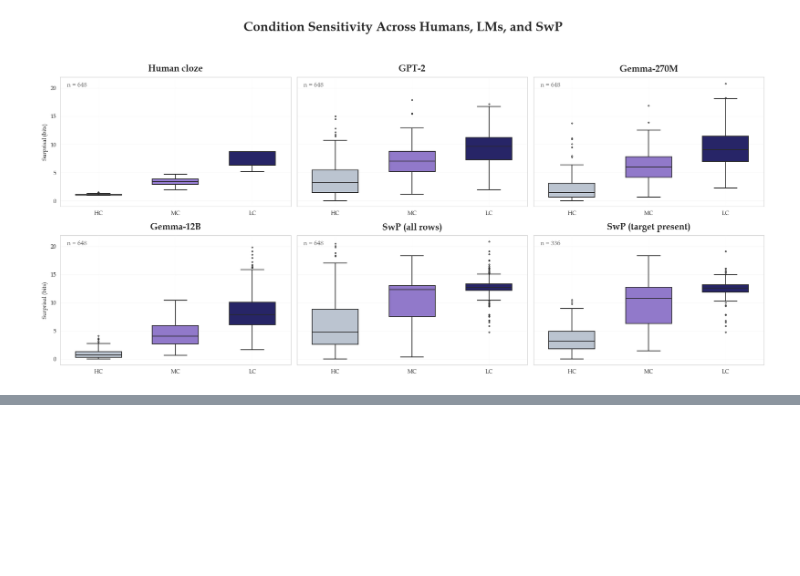
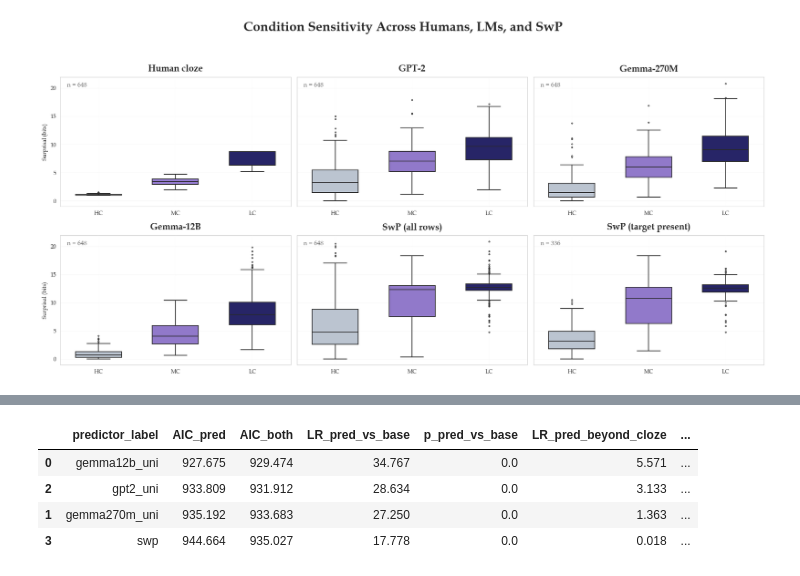
Before and after one commit to theraSara/AdvNLP-Project, a Jupyter notebook: final_analysis.ipynb, the cells around one changed output, grey strips where cells are left out. Drawn from its saved outputs; the diff is of its cells as text; code cells hidden in the pictures; blank space fills up the shorter version.

```diff
--- a/final_analysis.ipynb
+++ b/final_analysis.ipynb
@@ -188,0 +292,39 @@ Passing `palette` without assigning `hue` is deprecated and will be removed in v
+# %%
+import pandas as pd
+
+aic = pd.read_csv("regression_output/coverage_controlled/_collected/all_aic.csv")
+anova = pd.read_csv("regression_output/coverage_controlled/_collected/all_anova.csv")
+coef = pd.read_csv("regression_output/coverage_controlled/_collected/all_coefficients.csv")
+
+pred_only = aic[aic["model"] == "m_pred"][["predictor_label", "AIC"]].rename(columns={"AIC": "AIC_pred"})
+both = aic[aic["model"] == "m_both"][["predictor_label", "AIC"]].rename(columns={"AIC": "AIC_both"})
+
+pred_vs_base = anova[anova["comparison"] == "predictor_vs_base"][["predictor_label", "Chisq", "p_value"]]
+pred_vs_base = pred_vs_base.rename(columns={"Chisq": "LR_pred_vs_base", "p_value": "p_pred_vs_base"})
+
+pred_beyond_cloze = anova[anova["comparison"] == "predictor_beyond_cloze"][["predictor_label", "Chisq", "p_value"]]
+pred_beyond_cloze = pred_beyond_cloze.rename(columns={"Chisq": "LR_pred_beyond_cloze", "p_value": "p_pred_beyond_cloze"})
+
+cloze_beyond_pred = anova[anova["comparison"] == "cloze_beyond_predictor"][["predictor_label", "Chisq", "p_value"]]
+cloze_beyond_pred = cloze_beyond_pred.rename(columns={"Chisq": "LR_cloze_beyond_pred", "p_value": "p_cloze_beyond_pred"})
+
+pred_beta = coef[(coef["model"] == "m_pred") & (~coef["term"].isin(["(Intercept)", "word_length", "word_frequency"]))][["predictor_label", "estimate", "p_value"]]
+pred_beta = pred_beta.rename(columns={"estimate": "pred_beta", "p_value": "pred_beta_p"})
+
+summary = (
+    pred_only
+    .merge(both, on="predictor_label")
+    .merge(pred_vs_base, on="predictor_label")
+    .merge(pred_beyond_cloze, on="predictor_label")
+    .merge(cloze_beyond_pred, on="predictor_label")
+    .merge(pred_beta, on="predictor_label")
+    .sort_values("AIC_pred")
+)
+
+display(summary.round(3))
+# %% [output]
+|  | predictor_label | AIC_pred | AIC_both | LR_pred_vs_base | p_pred_vs_base | LR_pred_beyond_cloze | ... |
+| 0 | gemma12b_uni | 927.675 | 929.474 | 34.767 | 0.0 | 5.571 | ... |
+| 2 | gpt2_uni | 933.809 | 931.912 | 28.634 | 0.0 | 3.133 | ... |
+| 1 | gemma270m_uni | 935.192 | 933.683 | 27.250 | 0.0 | 1.363 | ... |
+| 3 | swp | 944.664 | 935.027 | 17.778 | 0.0 | 0.018 | ... |
```
Also changed, not shown: parts of 1 cell of this notebook, 2 other files.
